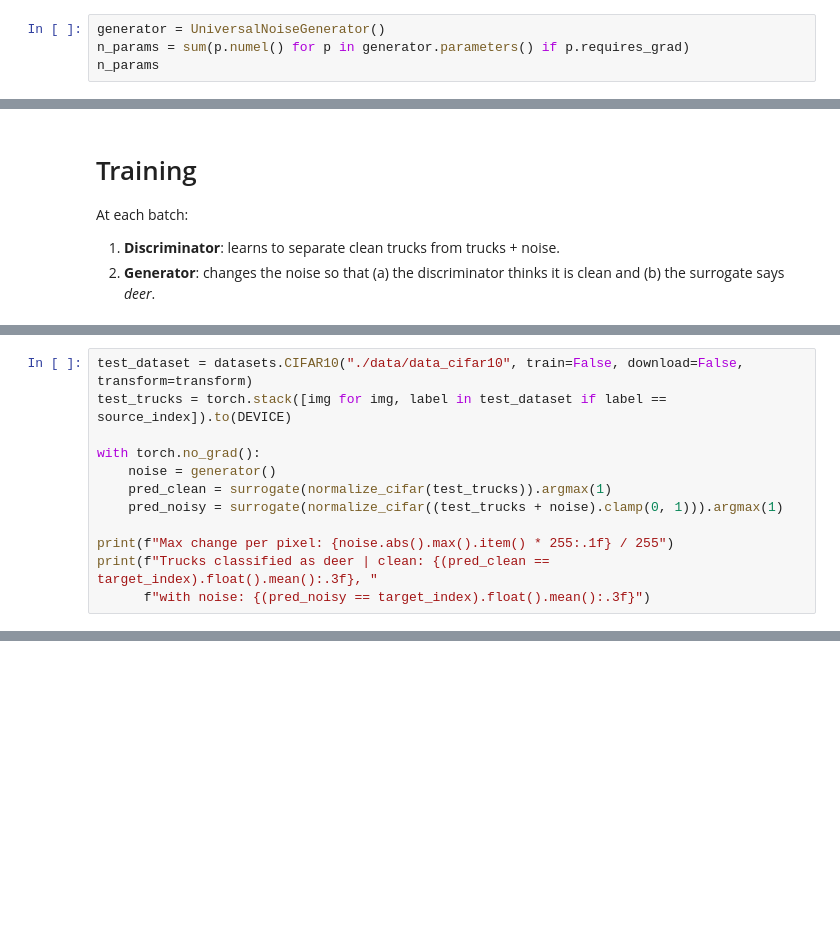
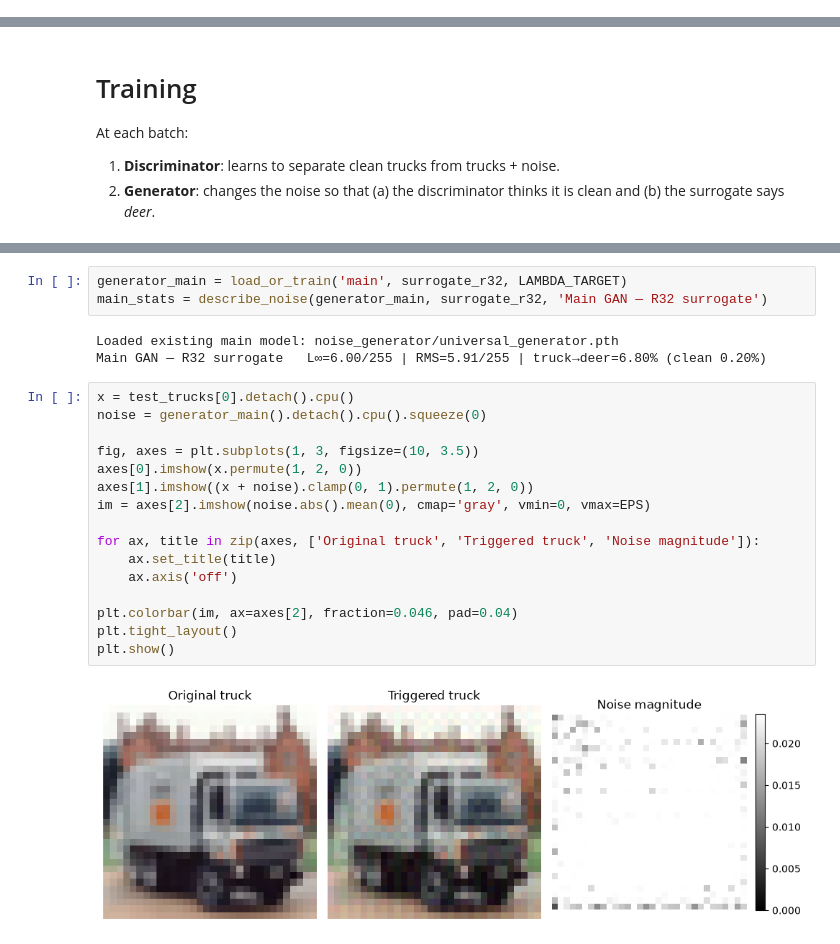
Before and after one commit to nadinehc/FLIP, a Jupyter notebook: universal_noise_gan.ipynb, the cells around one changed output, grey strips where cells are left out. Drawn from its saved outputs; the diff is of its cells as text; blank space fills up the shorter version.

Commit message:
Update GAN experiments and trigger comparison results

```diff
--- a/universal_noise_gan.ipynb
+++ b/universal_noise_gan.ipynb
@@ -61,4 +70,0 @@ torch.Size([5000, 3, 32, 32])
-# %%
-generator = UniversalNoiseGenerator()
-n_params = sum(p.numel() for p in generator.parameters() if p.requires_grad)
-n_params
@@ -257,12 +208,0 @@ plt.show()
-# %%
-test_dataset = datasets.CIFAR10("./data/data_cifar10", train=False, download=False, transform=transform)
-test_trucks = torch.stack([img for img, label in test_dataset if label == source_index]).to(DEVICE)
-
-with torch.no_grad():
-    noise = generator()
-    pred_clean = surrogate(normalize_cifar(test_trucks)).argmax(1)
-    pred_noisy = surrogate(normalize_cifar((test_trucks + noise).clamp(0, 1))).argmax(1)
-
-print(f"Max change per pixel: {noise.abs().max().item() * 255:.1f} / 255")
-print(f"Trucks classified as deer | clean: {(pred_clean == target_index).float().mean():.3f}, "
-      f"with noise: {(pred_noisy == target_index).float().mean():.3f}")
@@ -282,0 +212,24 @@ At the end, the expert prints `clean_test_acc` and `poison_test_acc`: compare th
+# %%
+generator_main = load_or_train('main', surrogate_r32, LAMBDA_TARGET)
+main_stats = describe_noise(generator_main, surrogate_r32, 'Main GAN — R32 surrogate')
+# %% [output]
+Loaded existing main model: noise_generator/universal_generator.pth
+Main GAN — R32 surrogate   L∞=6.00/255 | RMS=5.91/255 | truck→deer=6.80% (clean 0.20%)
+# %%
+x = test_trucks[0].detach().cpu()
+noise = generator_main().detach().cpu().squeeze(0)
+
+fig, axes = plt.subplots(1, 3, figsize=(10, 3.5))
+axes[0].imshow(x.permute(1, 2, 0))
+axes[1].imshow((x + noise).clamp(0, 1).permute(1, 2, 0))
+im = axes[2].imshow(noise.abs().mean(0), cmap='gray', vmin=0, vmax=EPS)
+
+for ax, title in zip(axes, ['Original truck', 'Triggered truck', 'Noise magnitude']):
+    ax.set_title(title)
+    ax.axis('off')
+
+plt.colorbar(im, ax=axes[2], fraction=0.046, pad=0.04)
+plt.tight_layout()
+plt.show()
+# %% [output]
+[figure, added]
```
Also changed, not shown: parts of 21 cells of this notebook.
